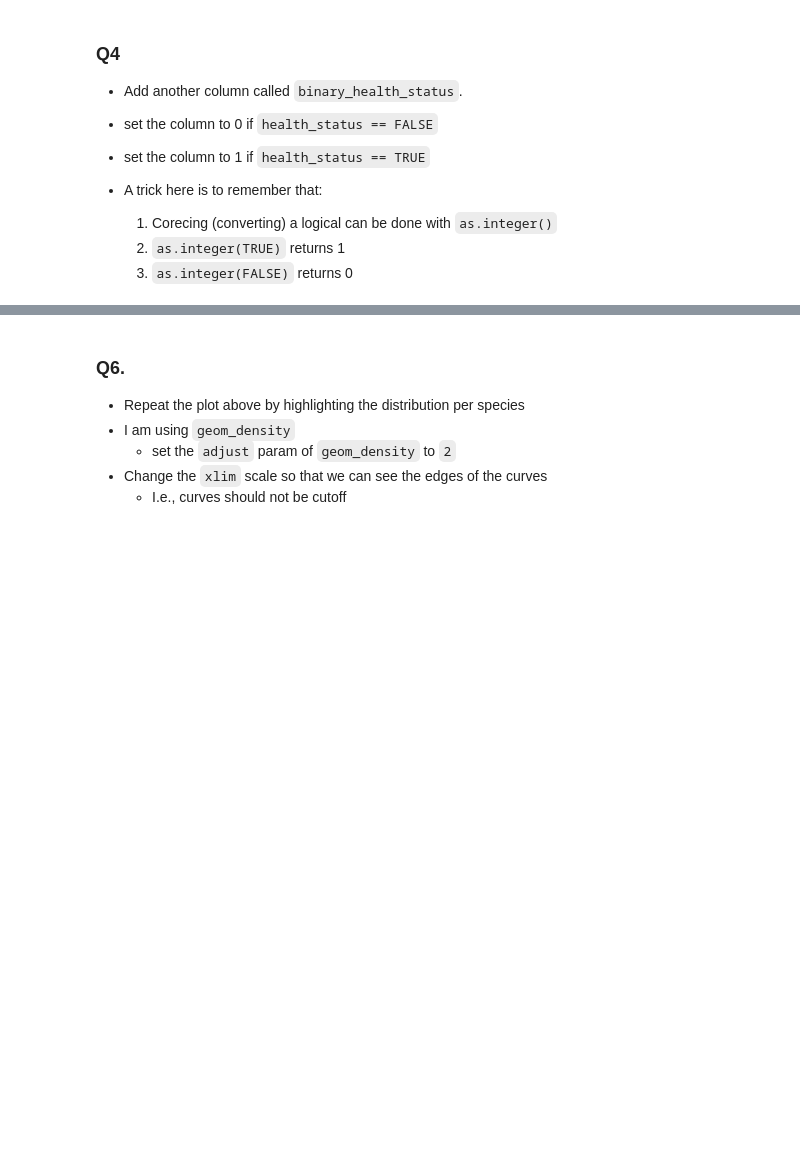
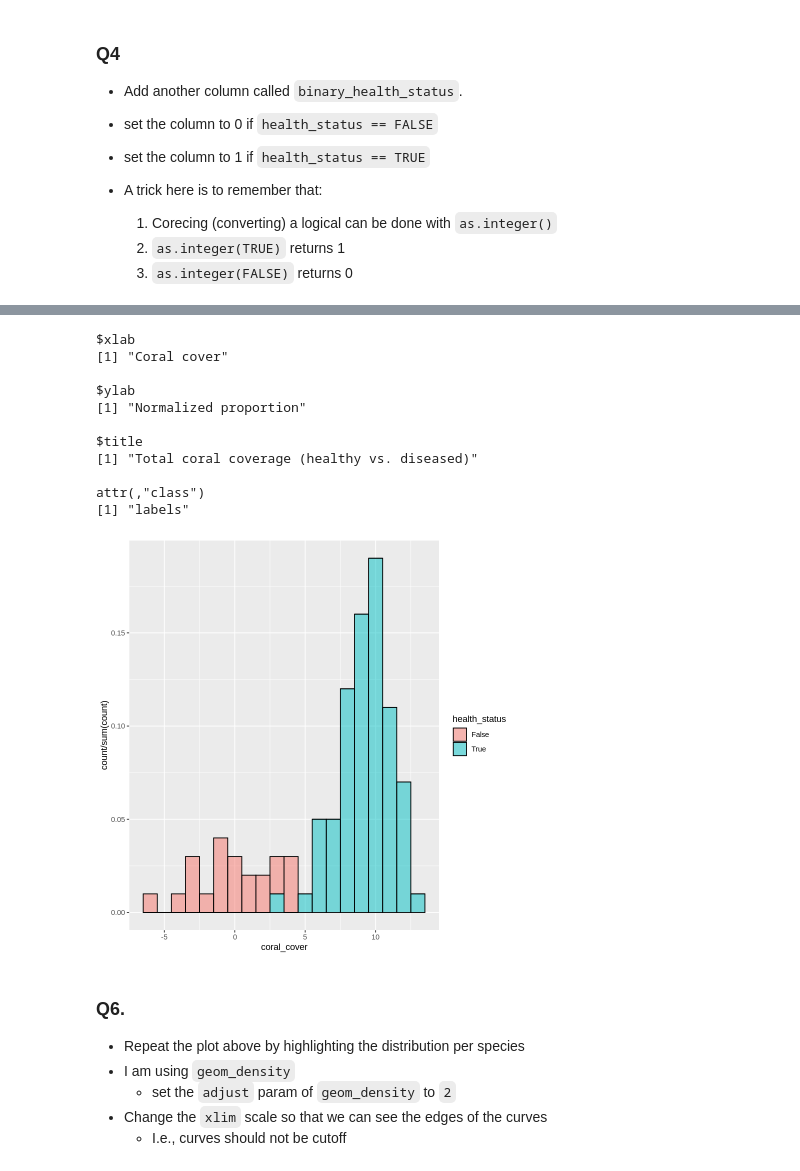
Before and after one commit to kyleighk/week_4_practical, a Jupyter notebook: Week_4_practical.ipynb, the cells around one changed output, grey strips where cells are left out. Cells and saved outputs as stored; diff of their text form; code cells hidden in the pictures; blank space fills up the shorter version.

```diff
--- a/Week_4_practical.ipynb
+++ b/Week_4_practical.ipynb
@@ -265,3 +265,12 @@ print(coral_health_tbl)
   3. `as.integer(FALSE)` returns 0
 # %%
 # Write you answer here and use more cell if needed
+binary_health = function(x) {
+  if(x == "True"){
+    as.integer(TRUE)
+  }else{
+    as.integer(FALSE)
+  }
+}
+binary_health("True")
+binary_health("False")
@@ -267,0 +280,3 @@ print(coral_health_tbl)
+# %%
+binary_health_status = mapply(binary_health, health_status)
+print(binary_health_status)
@@ -267,0 +300,3 @@ print(coral_health_tbl)
+# %%
+coral_health_tbl = tibble(coral, health_status, coral_cover, binary_health_status)
+print(coral_health_tbl)
@@ -279,6 +329,22 @@ print(coral_health_tbl)
 ![](https://www.dropbox.com/s/wdbdj05rd50vb0k/healthy-diseased.png?dl=1)
 # %%
 # Write you answer here and use more cell if needed
+ggplot(data = coral_health_tbl, mapping = aes(x = coral_cover, y = stat(count / sum(count)), fill = health_status)) +
+  geom_histogram(binwidth = 1, alpha = 0.5, colour = "Black")
+  labs(title = "Total coral coverage (healthy vs. diseased)", xlab = "Coral cover", ylab = "Normalized proportion")
+# %% [output]
+$xlab
+[1] "Coral cover"
+
+$ylab
+[1] "Normalized proportion"
+
+$title
+[1] "Total coral coverage (healthy vs. diseased)"
+
+attr(,"class")
+[1] "labels"
+[figure, added]
 # %% [markdown]
 ### Q6.
 
```
Also changed, not shown: parts of 27 cells of this notebook.
